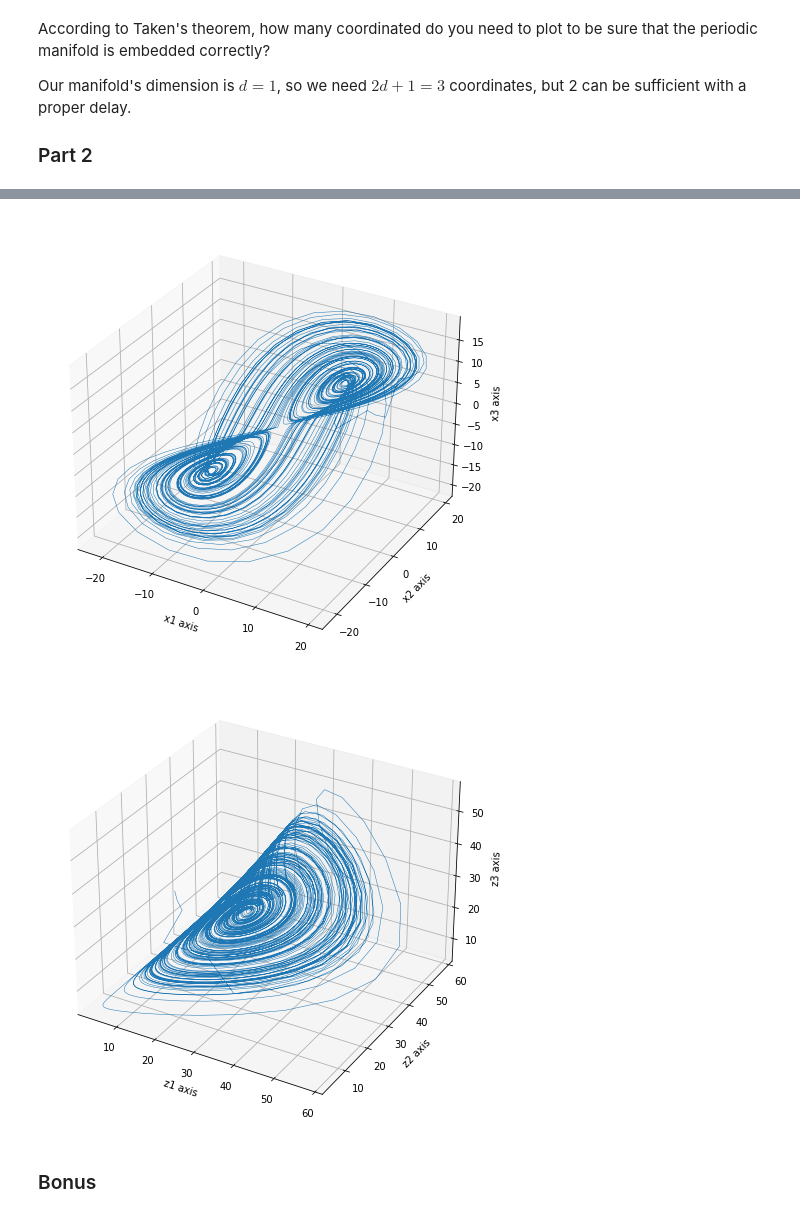
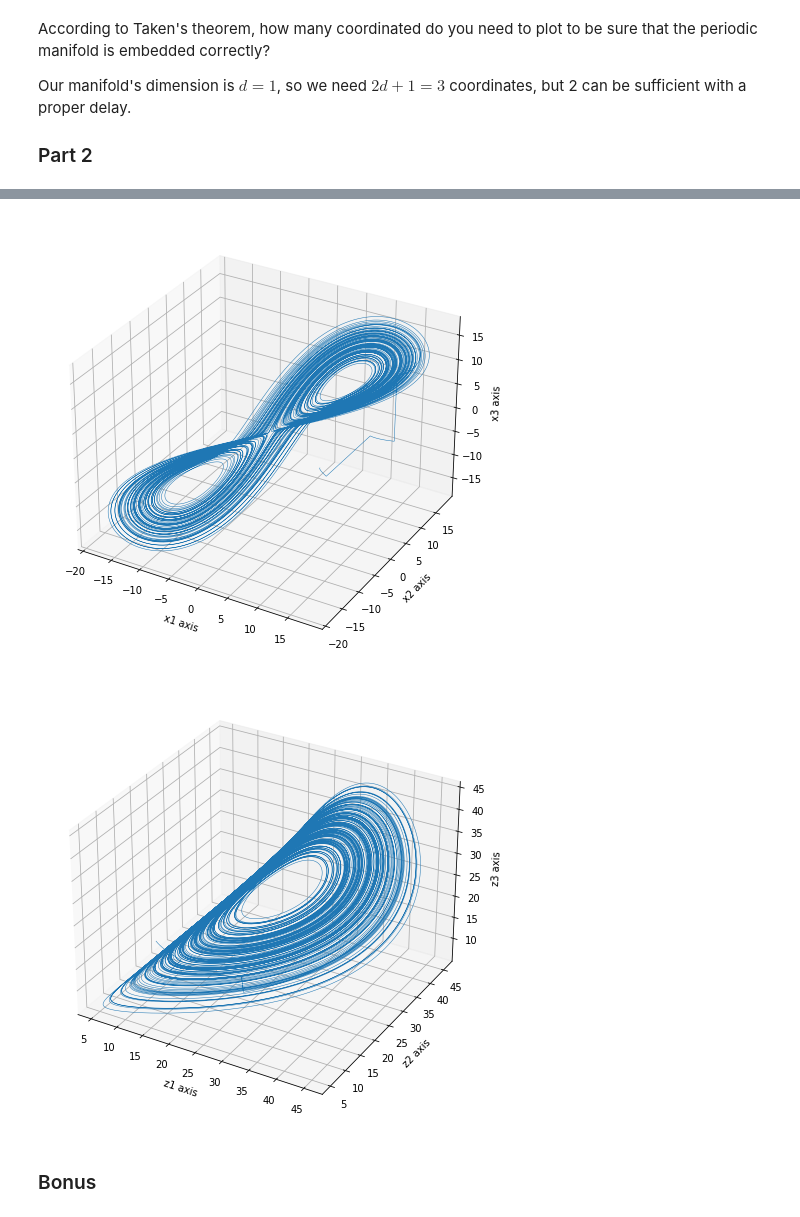
Before and after one commit to AlexPasqua/MLCMS-exercises, a Jupyter notebook: EX5/src/task4.ipynb, the cells around one changed output, grey strips where cells are left out. Cells and saved outputs as stored; diff of their text form; code cells hidden in the pictures.

Commit message:
Task 4: improved Lorenz plots

```diff
--- a/EX5/src/task4.ipynb
+++ b/EX5/src/task4.ipynb
@@ -42,5 +42,5 @@ Our manifold's dimension is $d=1$, so we need $2d+1=3$ coordinates, but 2 can be
 # %%
 # plot the Lorenz attractor and save the trajectory in a variable
 lorenz_sim_time = 100
-traj = lorenz_traj(dt=0.02, tot_sim_time=lorenz_sim_time, start_x=(10, 10, 10), s=10, b=2.667, r=28)
+traj = lorenz_traj(dt=0.001, tot_sim_time=lorenz_sim_time, start_x=(10, 10, 10), s=10, b=2.667, r=28)
 # %% [output]
@@ -48,6 +48,6 @@ traj = lorenz_traj(dt=0.02, tot_sim_time=lorenz_sim_time, start_x=(10, 10, 10),
 # %%
 # plot the approximation of the Lorenz attractor using x1=x(t), x2=x(t + delta_t), x3=x(t + 2*delta_t)
-delta_t = 3
+delta_t = 50
 x1 = traj[:, 0]
 x2 = np.roll(x1, shift=delta_t)
 x3 = np.roll(x1, shift=2*delta_t)
@@ -59,22 +59,22 @@ ax.set_zlabel("x3 axis")
 # ax.set_title("Lorenz Attractor")
 plt.show()
 # %% [output]
-[figure, old version]
+[figure, new version]
 # %%
 # plot the approximation of the Lorenz attractor using z1=z(t), z2=z(t + delta_t), z3=x(z + 2*delta_t)
-delta_t = 3
+delta_t = 50
 z1 = traj[:, 2]
 z2 = np.roll(z1, shift=delta_t)
 z3 = np.roll(z1, shift=2*delta_t)
 ax = plt.figure(figsize=(8, 8)).add_subplot(projection='3d')
 ax.plot(z1, z2, z3, lw=0.5)
 ax.set_xlabel("z1 axis")
 ax.set_ylabel("z2 axis")
 ax.set_zlabel("z3 axis")
 # ax.set_title("Lorenz Attractor")
 plt.show()
 # %% [output]
-[figure, old version]
+[figure, new version]
 # %% [markdown]
 ### Bonus
 # %%
```
Also changed, not shown: parts of 4 cells of this notebook.
